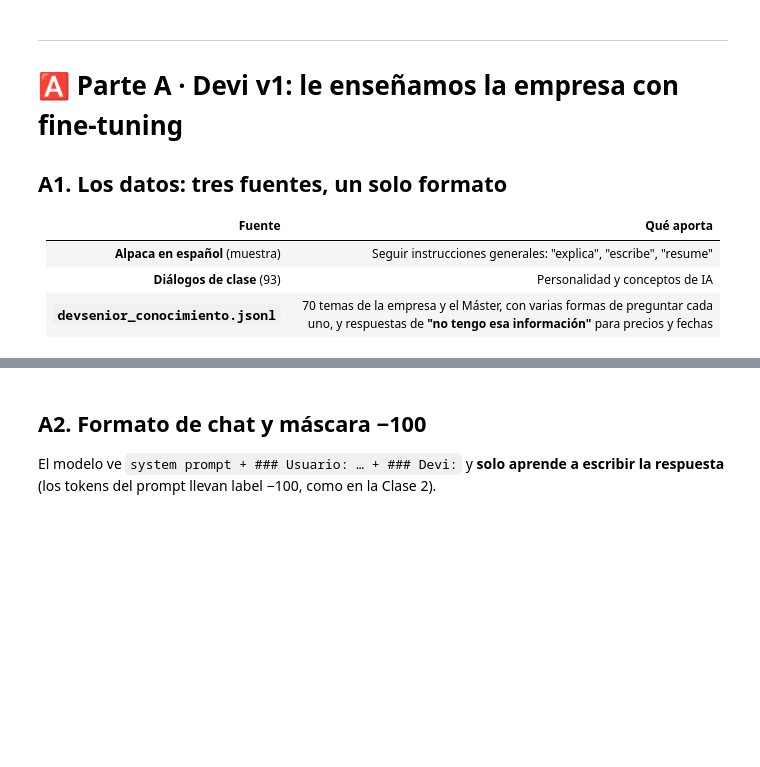
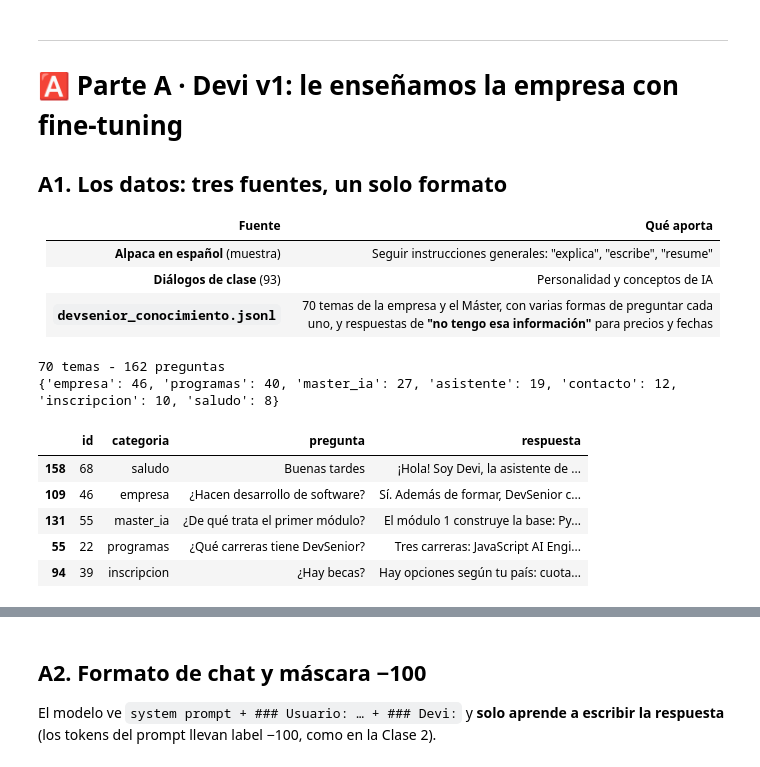
Before and after one commit to JuanDavidTriana/M6-Cientifico-Datos-IA-Aplicada-DevSeniorCode, a Jupyter notebook: Unidad 2/clase_03_ia_generativa_prompt_engineering/notebooks_estudiantes/Clase03_Devi_IA_Generativa_Prompt_Engineering_ESTUDIANTE.ipynb, the cells around one changed output, grey strips where cells are left out. Cells and saved outputs as stored; diff of their text form; code cells hidden in the pictures; blank space fills up the shorter version.

```diff
--- a/Unidad 2/clase_03_ia_generativa_prompt_engineering/notebooks_estudiantes/Clase03_Devi_IA_Generativa_Prompt_Engineering_ESTUDIANTE.ipynb
+++ b/Unidad 2/clase_03_ia_generativa_prompt_engineering/notebooks_estudiantes/Clase03_Devi_IA_Generativa_Prompt_Engineering_ESTUDIANTE.ipynb
@@ -128,6 +138,20 @@ for ruta in (RUTA_EMPRESA, RUTA_DIALOGOS, RUTA_MENSAJES):
 # %%
 # ✍️ LIVE CODING — leer el JSONL y reemplazar {NOMBRE} por el nombre del asistente
 # A1.1 La base de conocimiento de DevSenior Code
+empresa = pd.read_json(RUTA_EMPRESA, lines=True)
+empresa["respuesta"] = empresa["respuesta"].str.replace("{NOMBRE}", NOMBRE_ASISTENTE, regex=False)
+print(f"{empresa['id'].nunique()} temas - {len(empresa)} preguntas")
+print(empresa["categoria"].value_counts().to_dict())
+empresa.sample(5, random_state=SEED)
+# %% [output]
+70 temas - 162 preguntas
+{'empresa': 46, 'programas': 40, 'master_ia': 27, 'asistente': 19, 'contacto': 12, 'inscripcion': 10, 'saludo': 8}
+|  | id | categoria | pregunta | respuesta |
+| 158 | 68 | saludo | Buenas tardes | ¡Hola! Soy Devi, la asistente de ... |
+| 109 | 46 | empresa | ¿Hacen desarrollo de software? | Sí. Además de formar, DevSenior c... |
+| 131 | 55 | master_ia | ¿De qué trata el primer módulo? | El módulo 1 construye la base: Py... |
+| 55 | 22 | programas | ¿Qué carreras tiene DevSenior? | Tres carreras: JavaScript AI Engi... |
+| 94 | 39 | inscripcion | ¿Hay becas? | Hay opciones según tu país: cuota... |
 # %%
 # ✍️ LIVE CODING — variantes sin signos + muestra de Alpaca convertida a {pregunta, respuesta}
 # A1.2 Variantes sin signos y en minúsculas ("que es devsenior code"): así escribe la gente
```
Also changed, not shown: parts of 13 cells of this notebook, 4 other files.
